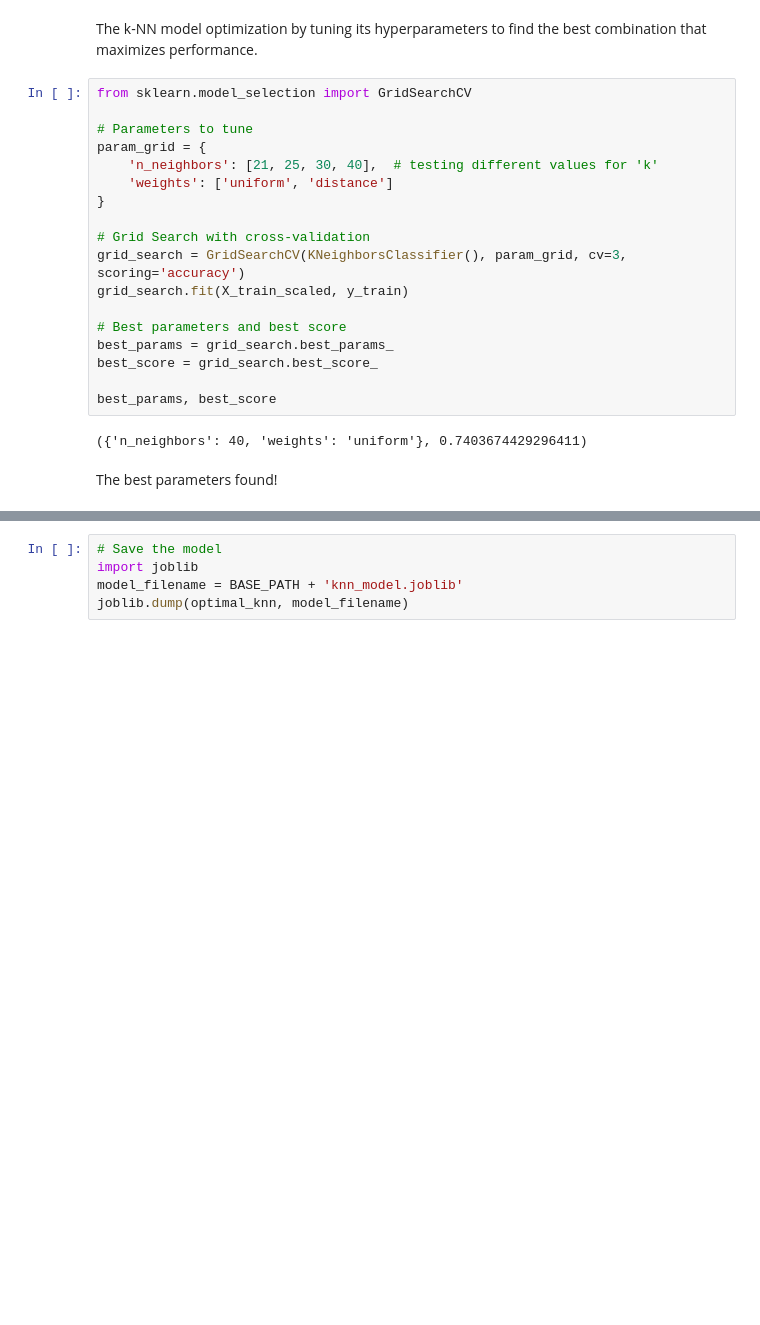
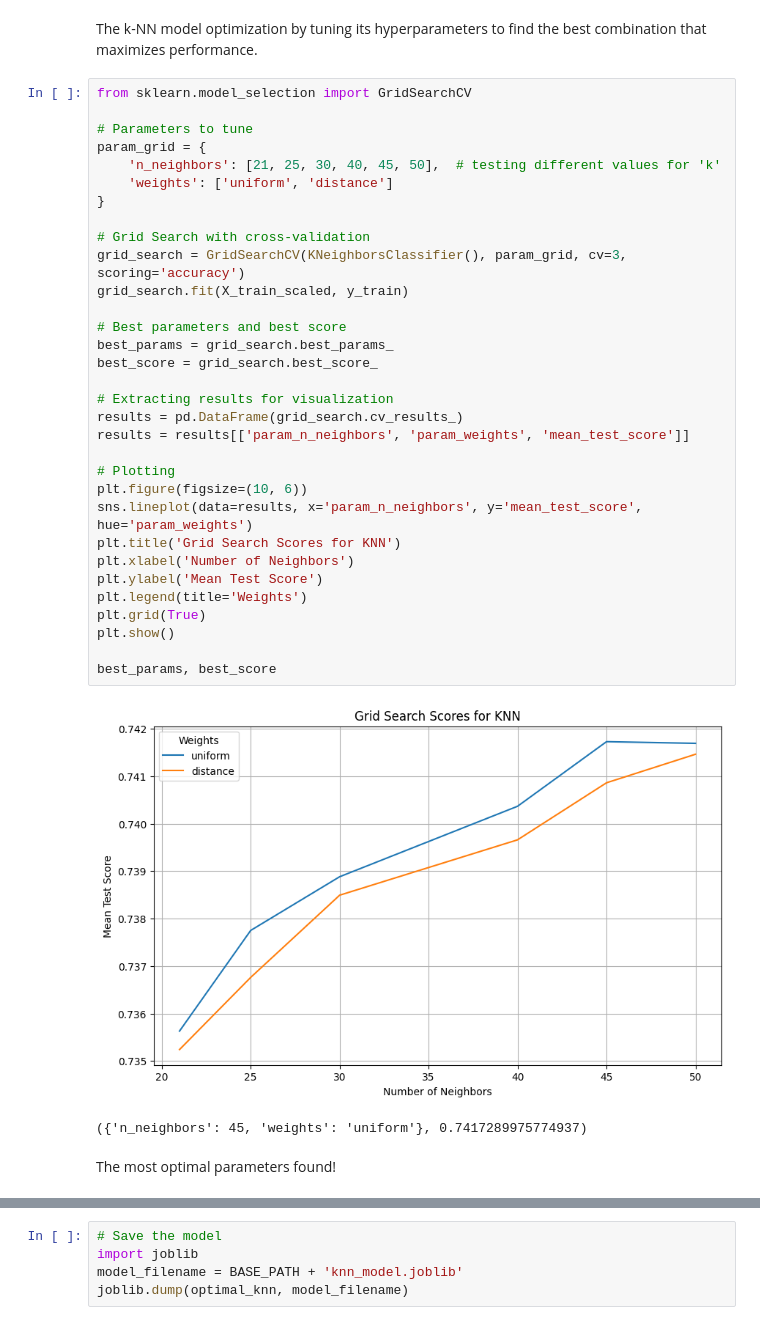
Before and after one commit to Bodya911/INF4039_Deep_learning, a Jupyter notebook: deep_learning_ind_proj.ipynb, the cells around one changed output, grey strips where cells are left out. Cells and saved outputs as stored; diff of their text form; blank space fills up the shorter version.

```diff
--- a/deep_learning_ind_proj.ipynb
+++ b/deep_learning_ind_proj.ipynb
@@ -313,24 +313,39 @@ dt_accuracy, knn_accuracy
 # %%
 from sklearn.model_selection import GridSearchCV
 
 # Parameters to tune
 param_grid = {
-    'n_neighbors': [21, 25, 30, 40],  # testing different values for 'k'
+    'n_neighbors': [21, 25, 30, 40, 45, 50],  # testing different values for 'k'
     'weights': ['uniform', 'distance']
 }
 
 # Grid Search with cross-validation
 grid_search = GridSearchCV(KNeighborsClassifier(), param_grid, cv=3, scoring='accuracy')
 grid_search.fit(X_train_scaled, y_train)
 
 # Best parameters and best score
 best_params = grid_search.best_params_
 best_score = grid_search.best_score_
 
+# Extracting results for visualization
+results = pd.DataFrame(grid_search.cv_results_)
+results = results[['param_n_neighbors', 'param_weights', 'mean_test_score']]
+
+# Plotting
+plt.figure(figsize=(10, 6))
+sns.lineplot(data=results, x='param_n_neighbors', y='mean_test_score', hue='param_weights')
+plt.title('Grid Search Scores for KNN')
+plt.xlabel('Number of Neighbors')
+plt.ylabel('Mean Test Score')
+plt.legend(title='Weights')
+plt.grid(True)
+plt.show()
+
 best_params, best_score
 # %% [output]
+[figure, added]
-({'n_neighbors': 40, 'weights': 'uniform'}, 0.7403674429296411)
+({'n_neighbors': 45, 'weights': 'uniform'}, 0.7417289975774937)
 # %% [markdown]
-The best parameters found!
+The most optimal parameters found!
 # %%
 # Train the Model with optimal values
```
Also changed, not shown: parts of 6 cells of this notebook.
